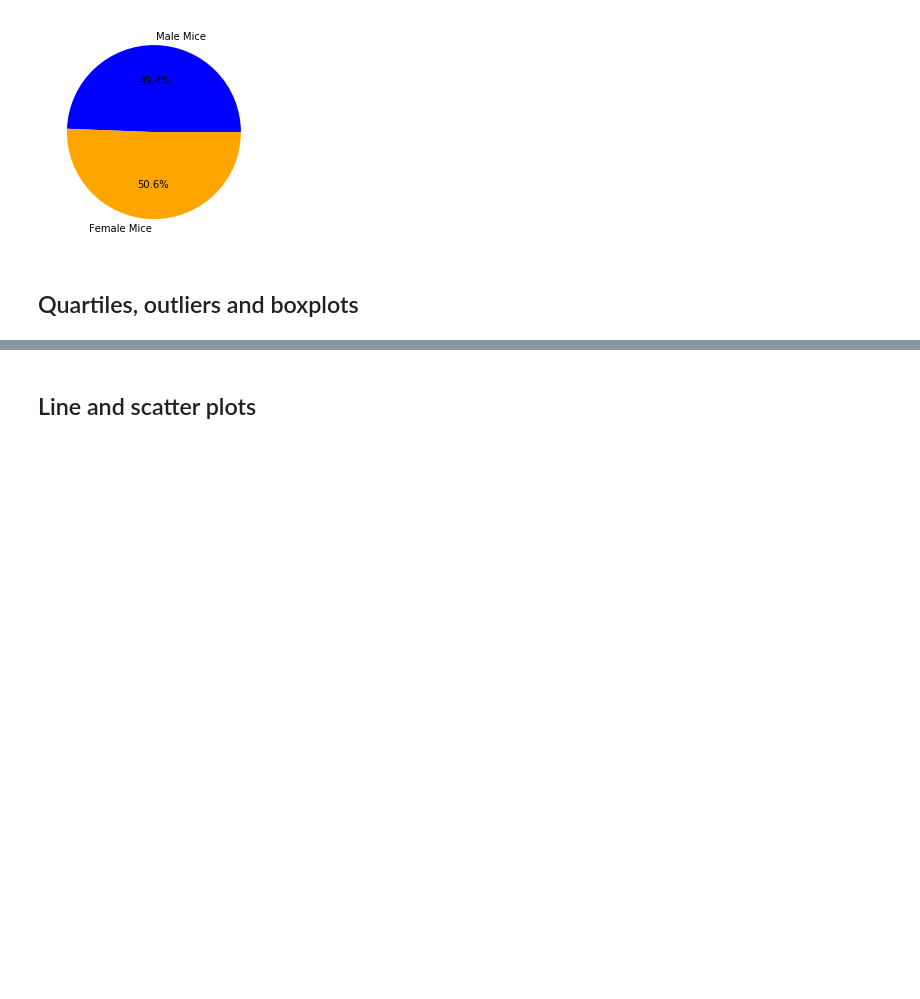
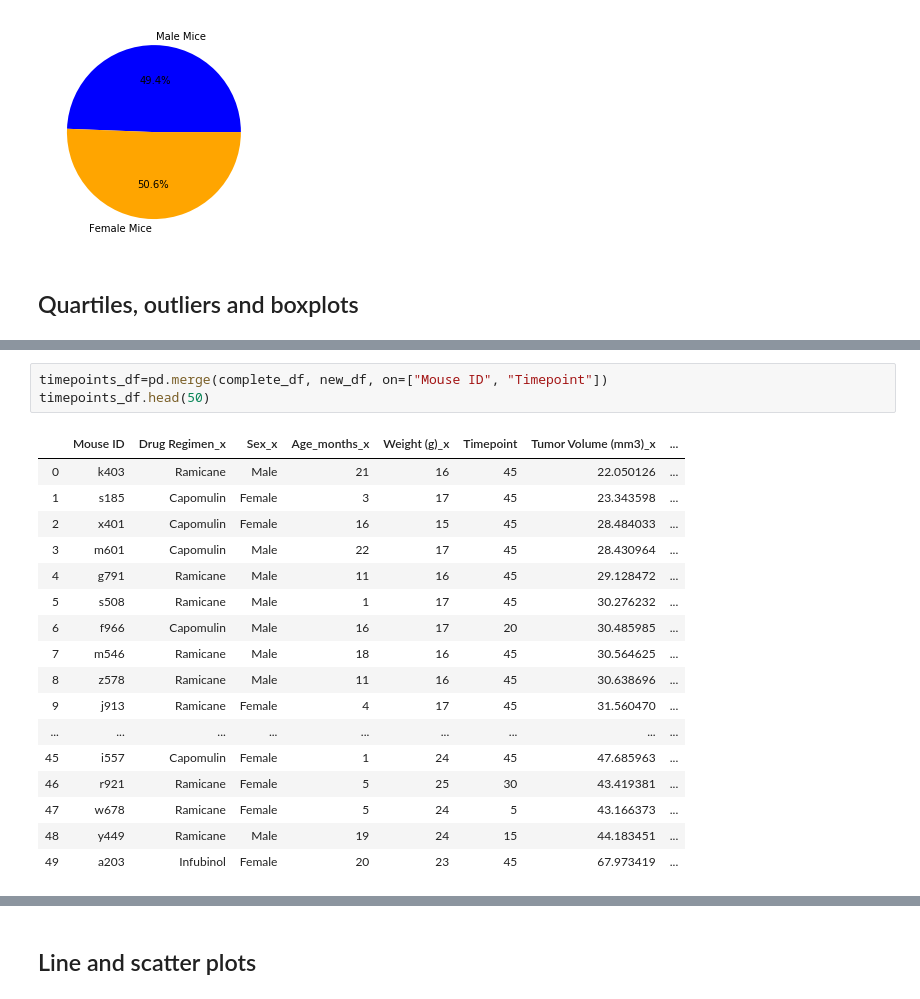
Before and after one commit to jlheen/matplotlib-challenge, a Jupyter notebook: pymaceuticals.ipynb, the cells around one changed output, grey strips where cells are left out. Cells and saved outputs as stored; diff of their text form; blank space fills up the shorter version.

```diff
--- a/pymaceuticals.ipynb
+++ b/pymaceuticals.ipynb
@@ -282,0 +300,21 @@ plt.pie(gender_tests, labels=labels, colors=colors,
+# %%
+timepoints_df=pd.merge(complete_df, new_df, on=["Mouse ID", "Timepoint"])
+timepoints_df.head(50)
+# %% [output]
+|  | Mouse ID | Drug Regimen_x | Sex_x | Age_months_x | Weight (g)_x | Timepoint | Tumor Volume (mm3)_x | ... |
+| 0 | k403 | Ramicane | Male | 21 | 16 | 45 | 22.050126 | ... |
+| 1 | s185 | Capomulin | Female | 3 | 17 | 45 | 23.343598 | ... |
+| 2 | x401 | Capomulin | Female | 16 | 15 | 45 | 28.484033 | ... |
+| 3 | m601 | Capomulin | Male | 22 | 17 | 45 | 28.430964 | ... |
+| 4 | g791 | Ramicane | Male | 11 | 16 | 45 | 29.128472 | ... |
+| 5 | s508 | Ramicane | Male | 1 | 17 | 45 | 30.276232 | ... |
+| 6 | f966 | Capomulin | Male | 16 | 17 | 20 | 30.485985 | ... |
+| 7 | m546 | Ramicane | Male | 18 | 16 | 45 | 30.564625 | ... |
+| 8 | z578 | Ramicane | Male | 11 | 16 | 45 | 30.638696 | ... |
+| 9 | j913 | Ramicane | Female | 4 | 17 | 45 | 31.560470 | ... |
+| ... | ... | ... | ... | ... | ... | ... | ... | ... |
+| 45 | i557 | Capomulin | Female | 1 | 24 | 45 | 47.685963 | ... |
+| 46 | r921 | Ramicane | Female | 5 | 25 | 30 | 43.419381 | ... |
+| 47 | w678 | Ramicane | Female | 5 | 24 | 5 | 43.166373 | ... |
+| 48 | y449 | Ramicane | Male | 19 | 24 | 15 | 44.183451 | ... |
+| 49 | a203 | Infubinol | Female | 20 | 23 | 45 | 67.973419 | ... |
```
Also changed, not shown: parts of 16 cells of this notebook.
